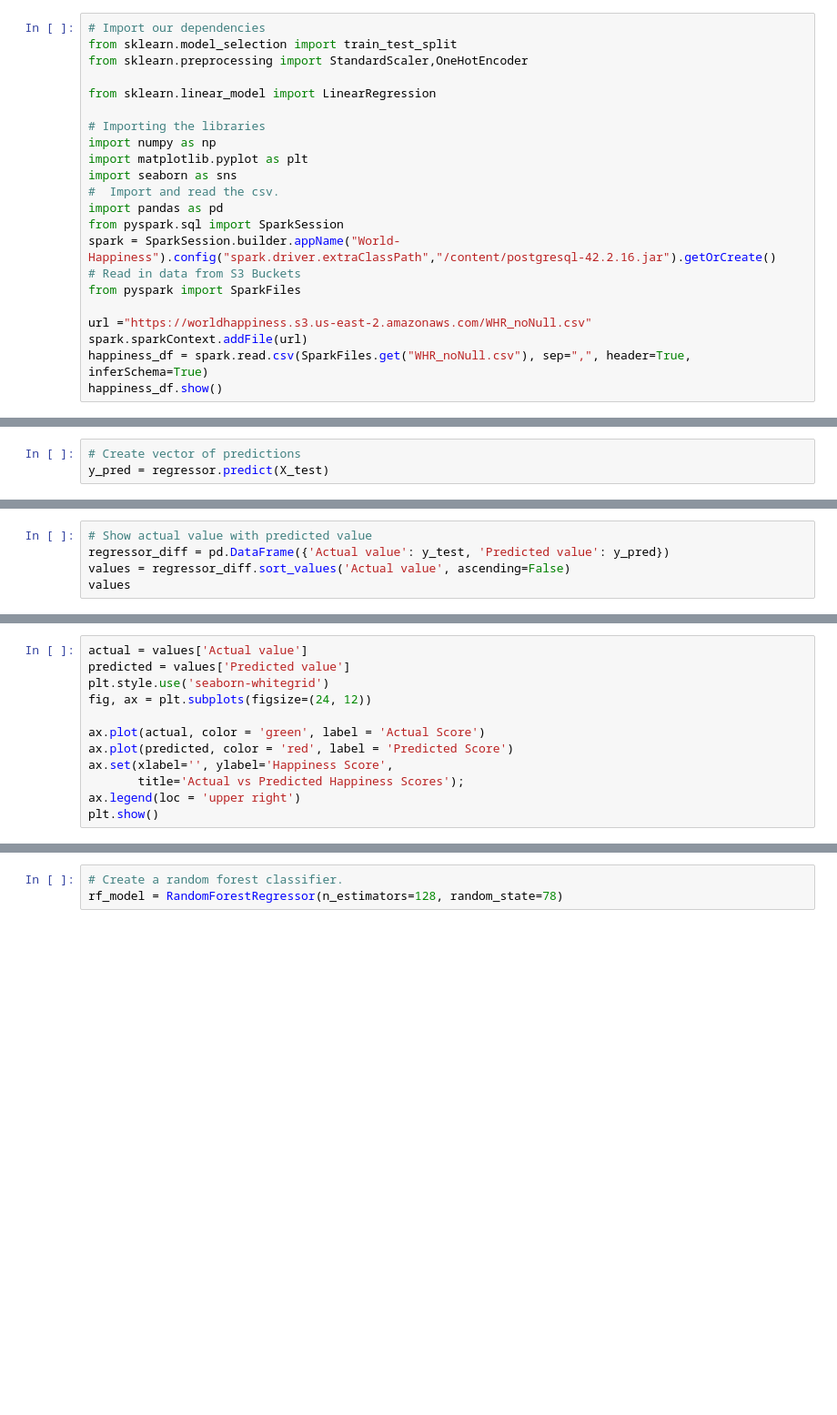
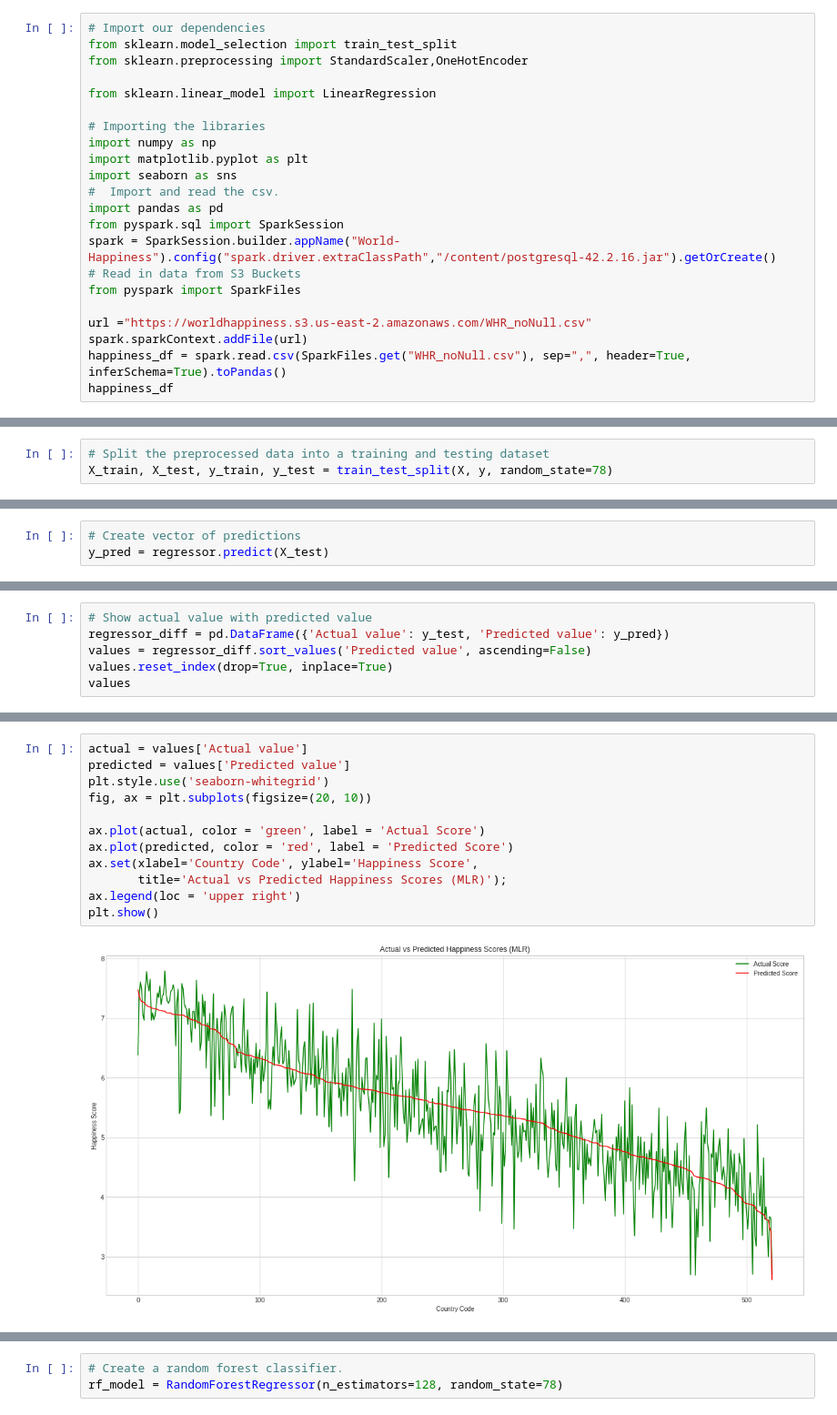
Before and after one commit to Wavelydavely/World_Happiness_Report, a Jupyter notebook: segment2final_pyspark.ipynb, the cells around one changed output, grey strips where cells are left out. Shown at 91% size. Saved outputs shown, nothing was run; the diff lists cells and outputs as text; blank space fills up the shorter version.

```diff
--- a/segment2final_pyspark.ipynb
+++ b/segment2final_pyspark.ipynb
@@ -59,6 +56,6 @@ from pyspark import SparkFiles
 
 url ="https://worldhappiness.s3.us-east-2.amazonaws.com/WHR_noNull.csv"
 spark.sparkContext.addFile(url)
-happiness_df = spark.read.csv(SparkFiles.get("WHR_noNull.csv"), sep=",", header=True, inferSchema=True)
-happiness_df.show()
+happiness_df = spark.read.csv(SparkFiles.get("WHR_noNull.csv"), sep=",", header=True, inferSchema=True).toPandas()
+happiness_df
 # %% [output]
@@ -93,3 +79,6 @@ TypeError: ignored
+# %%
+# Split the preprocessed data into a training and testing dataset
+X_train, X_test, y_train, y_test = train_test_split(X, y, random_state=78)
 # %%
 # Create a StandardScaler instances
 scaler = StandardScaler()
@@ -117,5 +135,6 @@ print(f"Prediction: {y_pred}")
 # %%
 # Show actual value with predicted value
 regressor_diff = pd.DataFrame({'Actual value': y_test, 'Predicted value': y_pred})
-values = regressor_diff.sort_values('Actual value', ascending=False)
+values = regressor_diff.sort_values('Predicted value', ascending=False)
+values.reset_index(drop=True, inplace=True)
 values
@@ -132,12 +170,14 @@ print('Root Mean Square Error:', RMSE)
 # %%
 actual = values['Actual value']
 predicted = values['Predicted value']
 plt.style.use('seaborn-whitegrid')
-fig, ax = plt.subplots(figsize=(24, 12))
+fig, ax = plt.subplots(figsize=(20, 10))
 
 ax.plot(actual, color = 'green', label = 'Actual Score')
 ax.plot(predicted, color = 'red', label = 'Predicted Score')
-ax.set(xlabel='', ylabel='Happiness Score',
-       title='Actual vs Predicted Happiness Scores');
+ax.set(xlabel='Country Code', ylabel='Happiness Score',
+       title='Actual vs Predicted Happiness Scores (MLR)');
 ax.legend(loc = 'upper right')
 plt.show()
+# %% [output]
+[figure, added]
```
Also changed, not shown: parts of 32 cells of this notebook.
